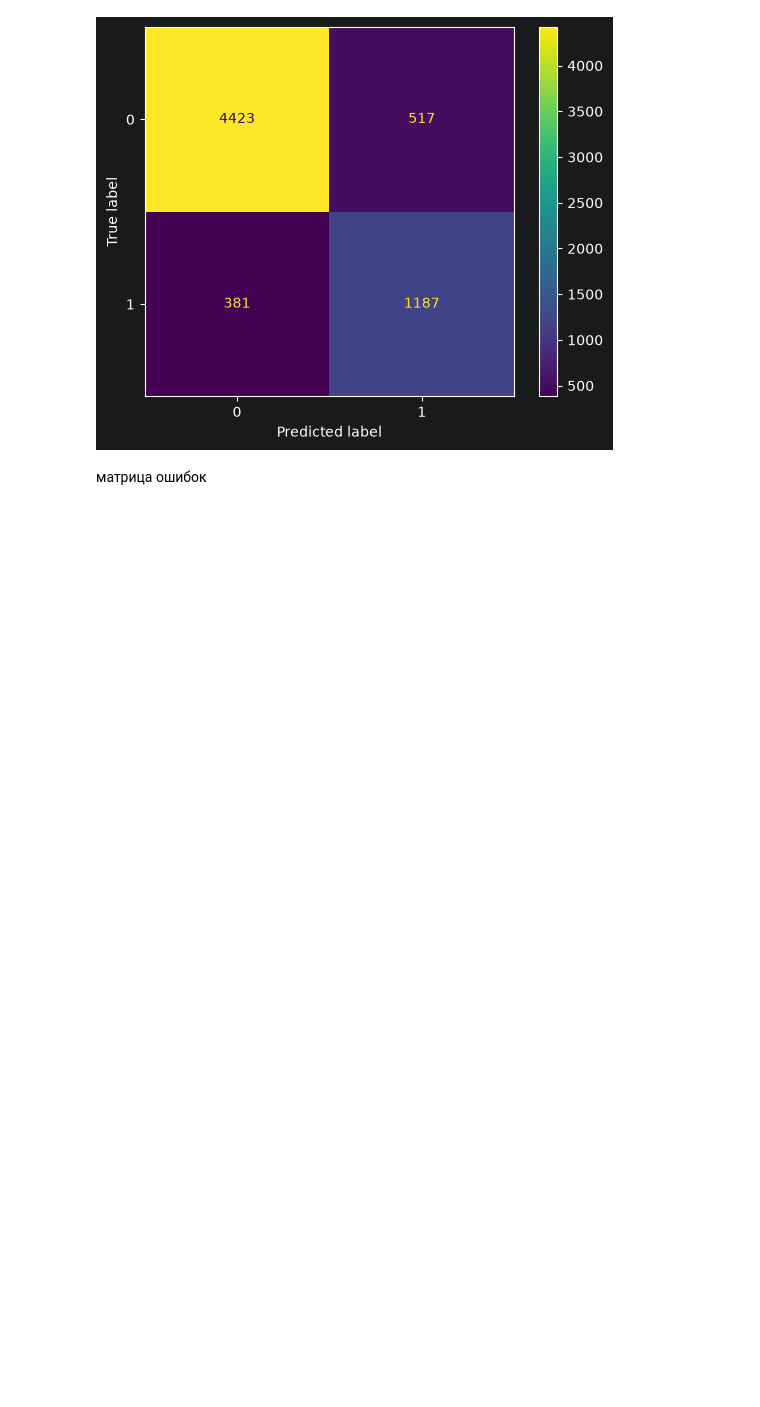
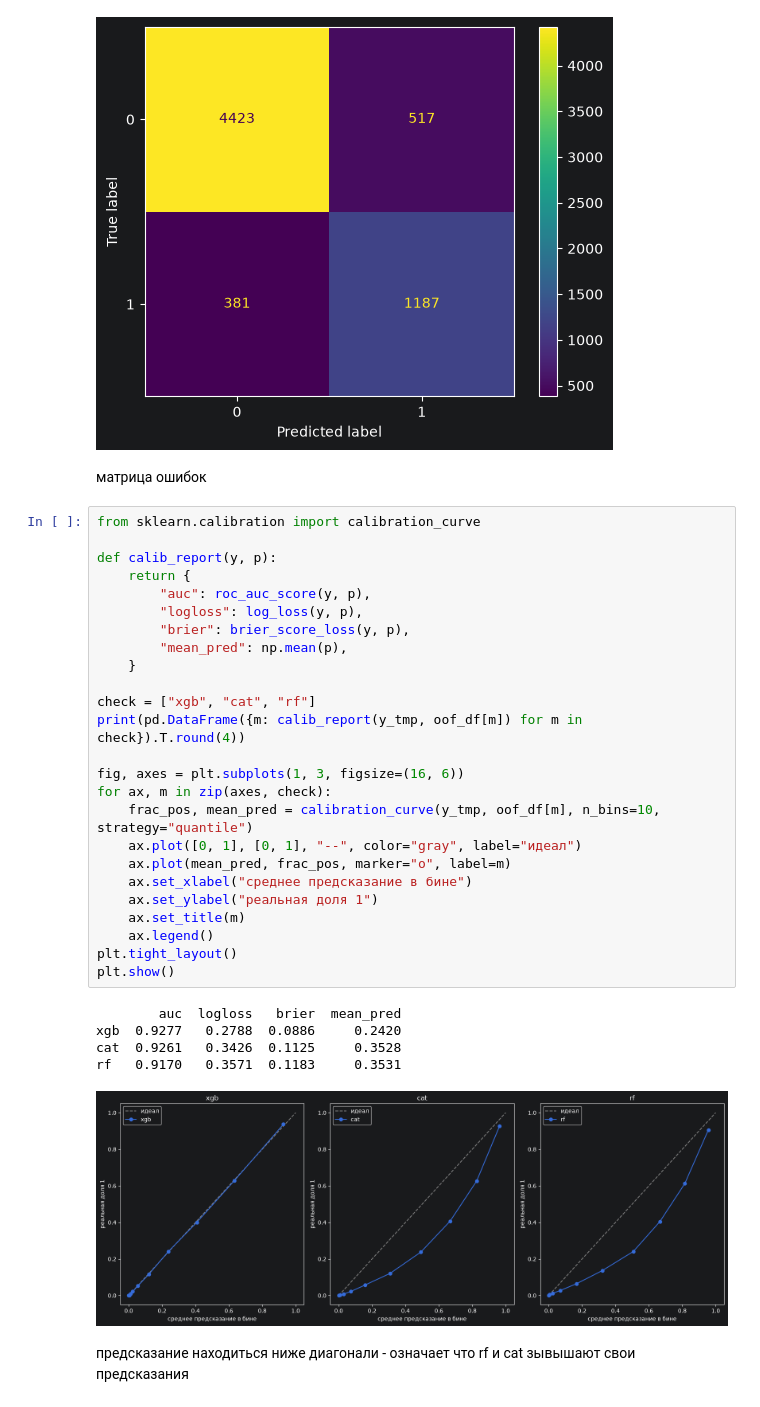
Before and after one commit to ortm01/Adult-Census-Income-DS, a Jupyter notebook: notebooks/02_ml_model.ipynb, the cells around one changed output. Drawn from its saved outputs; the diff is of its cells as text; blank space fills up the shorter version.

```diff
--- a/notebooks/02_ml_model.ipynb
+++ b/notebooks/02_ml_model.ipynb
@@ -509,3 +509,36 @@ weighted avg      0.867     0.862     0.864      6508
 [figure]
 # %% [markdown]
 матрица ошибок
+# %%
+from sklearn.calibration import calibration_curve
+
+def calib_report(y, p):
+    return {
+        "auc": roc_auc_score(y, p),
+        "logloss": log_loss(y, p),
+        "brier": brier_score_loss(y, p),
+        "mean_pred": np.mean(p),
+    }
+
+check = ["xgb", "cat", "rf"]
+print(pd.DataFrame({m: calib_report(y_tmp, oof_df[m]) for m in check}).T.round(4))
+
+fig, axes = plt.subplots(1, 3, figsize=(16, 6))
+for ax, m in zip(axes, check):
+    frac_pos, mean_pred = calibration_curve(y_tmp, oof_df[m], n_bins=10, strategy="quantile")
+    ax.plot([0, 1], [0, 1], "--", color="gray", label="идеал")
+    ax.plot(mean_pred, frac_pos, marker="o", label=m)
+    ax.set_xlabel("среднее предсказание в бине")
+    ax.set_ylabel("реальная доля 1")
+    ax.set_title(m)
+    ax.legend()
+plt.tight_layout()
+plt.show()
+# %% [output]
+        auc  logloss   brier  mean_pred
+xgb  0.9277   0.2788  0.0886     0.2420
+cat  0.9261   0.3426  0.1125     0.3528
+rf   0.9170   0.3571  0.1183     0.3531
+[figure, added]
+# %% [markdown]
+предсказание находиться ниже диагонали - означает что rf и cat зывышают свои предсказания
```
Also changed, not shown: parts of 3 cells of this notebook.
